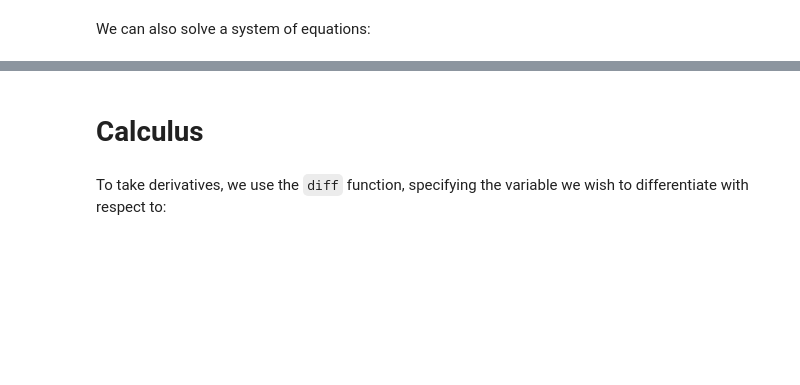
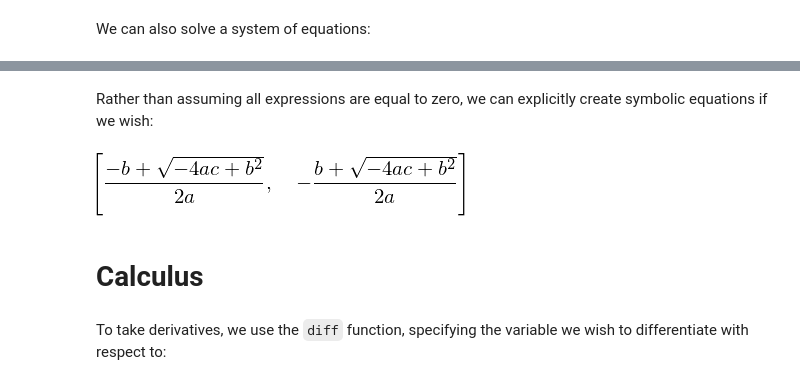
Before and after one commit to richardellard/mechanics-with-modelling, a Jupyter notebook: 3. Symbolic Computation.ipynb, the cells around one changed output, grey strips where cells are left out. Saved outputs shown, nothing was run; the diff lists cells and outputs as text; code cells hidden in the pictures; blank space fills up the shorter version.

```diff
--- a/3. Symbolic Computation.ipynb
+++ b/3. Symbolic Computation.ipynb
@@ -41,3 +51,9 @@ solve([x + y - 2*z, y**2 - 4*z], [x, y], dict=True)
+# %% [markdown]
+Rather than assuming all expressions are equal to zero, we can explicitly create symbolic equations if we wish:
+# %%
+solve(Eq(a*x**2 + b*x, -c), x)
+# %% [output]
+[figure, added]
 # %% [markdown]
 # Calculus
 # %%
```
Also changed, not shown: parts of 30 cells of this notebook, 3 other files.
